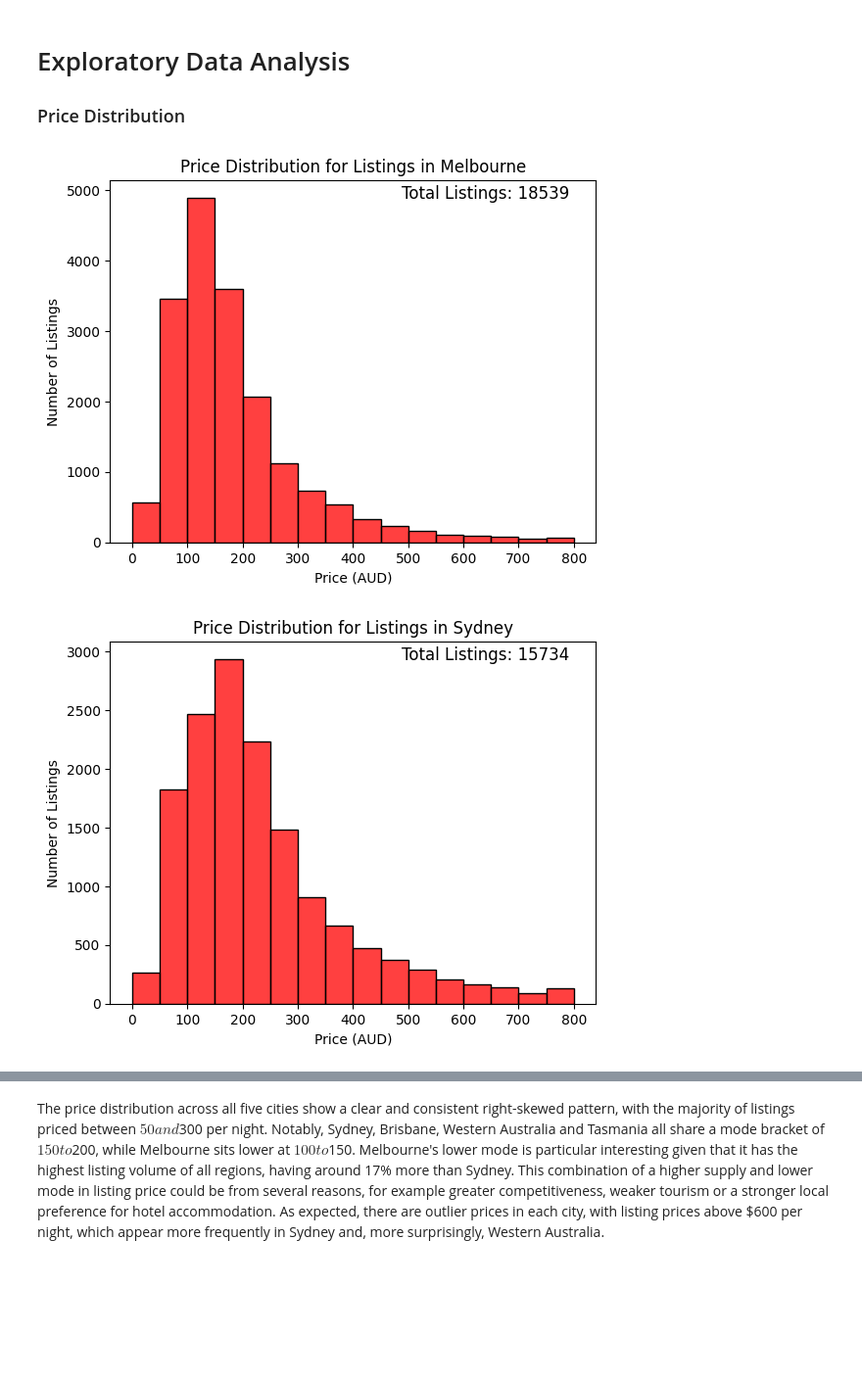
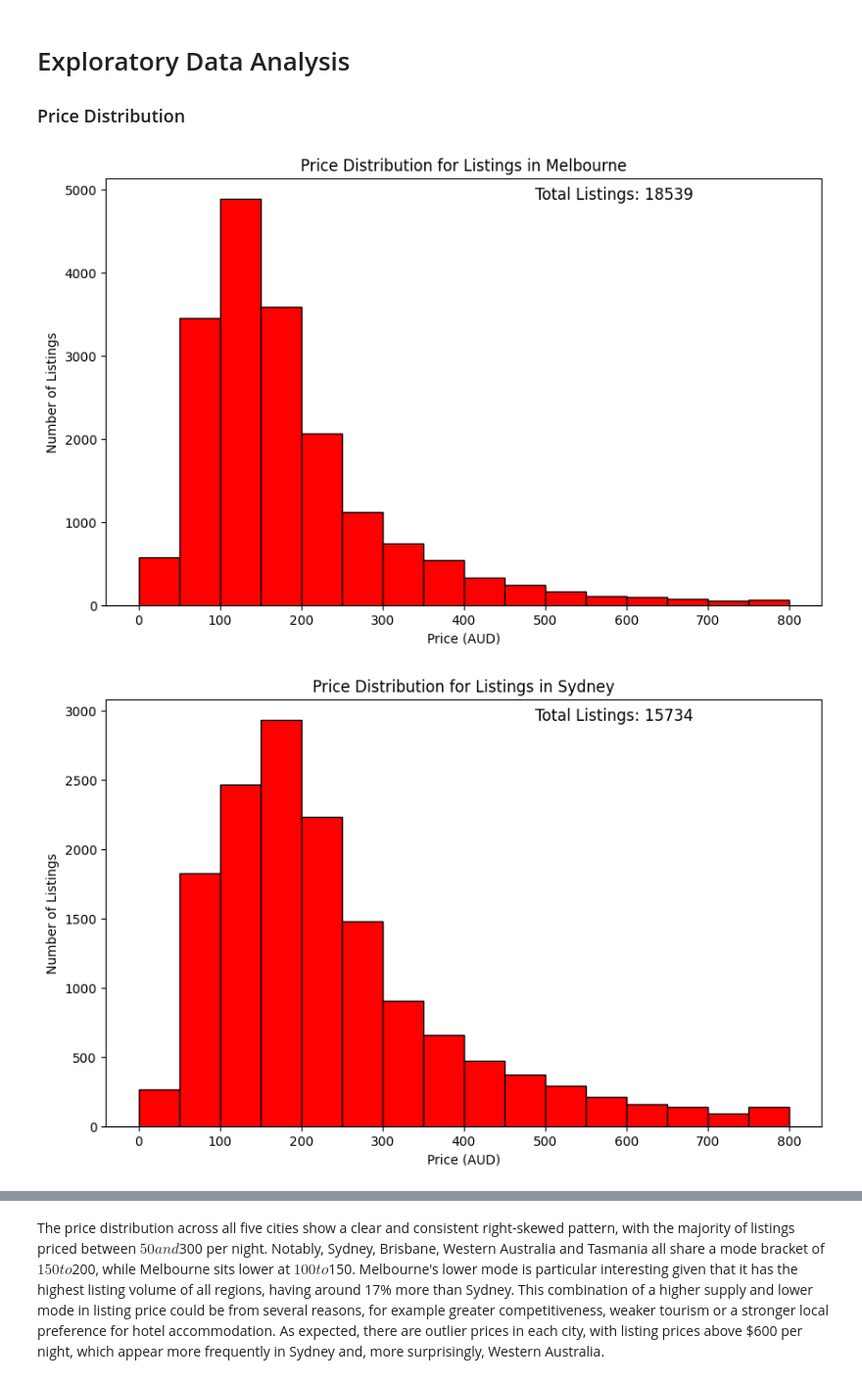
Before and after one commit to jxcksonli/airbnb-australia-price-analysis, a Jupyter notebook: airbnbn-analysis.ipynb, the cells around one changed output, grey strips where cells are left out. Shown at 98% size. Cells and saved outputs as stored; diff of their text form; code cells hidden in the pictures; blank space fills up the shorter version.

```diff
--- a/airbnbn-analysis.ipynb
+++ b/airbnbn-analysis.ipynb
@@ -49,13 +49,14 @@ After removing duplicate and insignificant columns from our city datasets, we ob
 # %%
 major_cities = {"Melbourne": Melbourne, "Sydney": Sydney, "Brisbane": Brisbane, "Tasmania": Tasmania, "Western Australia": WesternAustralia}
 
 for city_name, city in major_cities.items():
-    sns.histplot(data = city, x = 'price', binrange = (0, 800), binwidth = 50, color = "red")
-    plt.title("Price Distribution for Listings in " + city_name)
-    plt.xlabel("Price (AUD)")
-    plt.ylabel("Number of Listings")
-    plt.text(0.6, 0.95, 'Total Listings: ' + str(len(city)), fontsize = 12, transform=plt.gca().transAxes)
+    plt.figure(figsize=(10, 6))
+    plt.hist(city['price'], range=(0, 800), bins=16, color= 'red', edgecolor= 'black') # Plot a histogram of the price distribution for each city, with a range of 0 to 800 AUD and 16 bins (50 AUD intervals)
+    plt.title('Price Distribution for Listings in ' + city_name)
+    plt.xlabel('Price (AUD)')
+    plt.ylabel('Number of Listings')
+    plt.text(0.6, 0.95, 'Total Listings: ' + str(len(city)), fontsize=12, transform=plt.gca().transAxes)
     plt.show()
 # %% [output]
-[figure, old version]
+[figure, new version]
-[figure, old version]
+[figure, new version]
```
Also changed, not shown: parts of 6 cells of this notebook.
